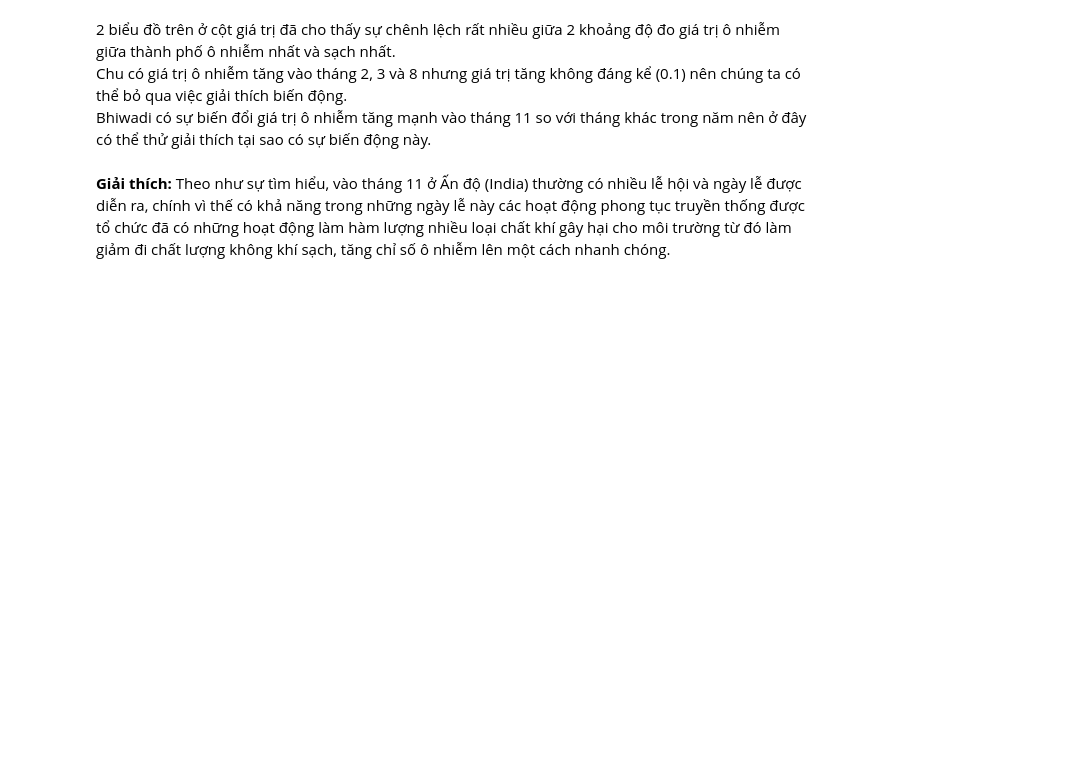
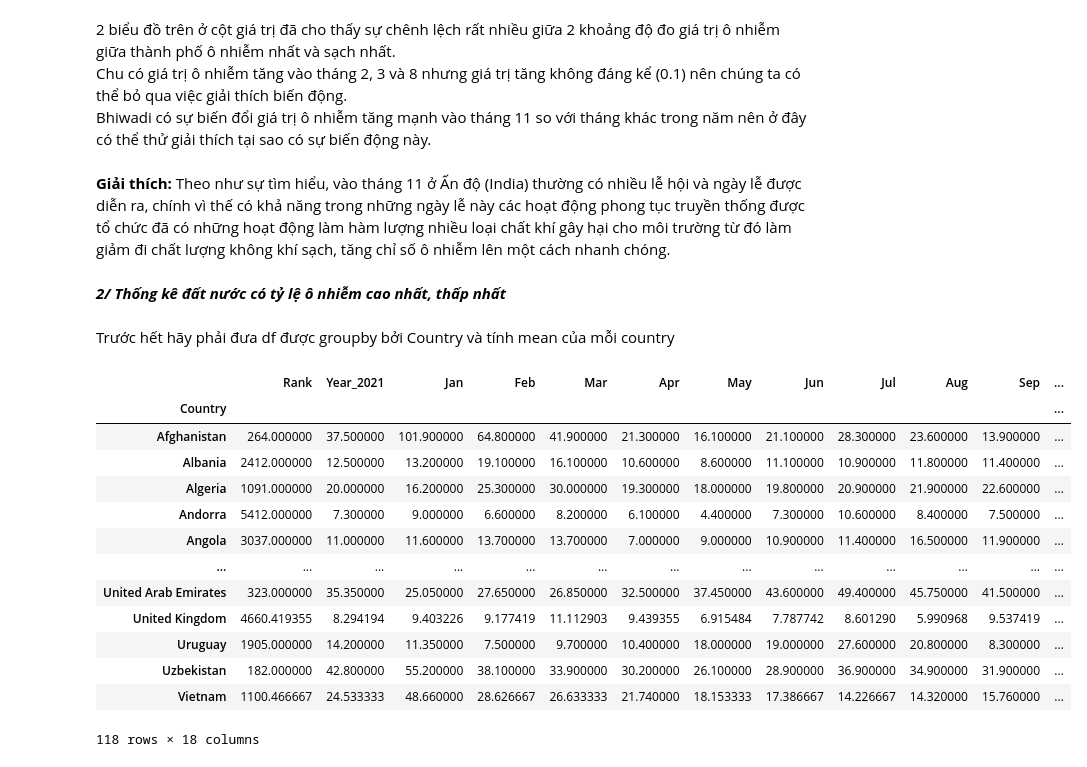
Before and after one commit to yakhimm/NMKHDL_20, a Jupyter notebook: Question 1.ipynb, the cells around one changed output. Saved outputs shown, nothing was run; the diff lists cells and outputs as text; code cells hidden in the pictures; blank space fills up the shorter version.

Commit message:
Them 5 country

```diff
--- a/Question 1.ipynb
+++ b/Question 1.ipynb
@@ -173,3 +173,25 @@ Chu có giá trị ô nhiễm tăng vào tháng 2, 3 và 8 nhưng giá trị tă
 Bhiwadi có sự biến đổi giá trị ô nhiễm tăng mạnh vào tháng 11 so với tháng khác trong năm nên ở đây có thể thử giải thích tại sao có sự biến động này.
 # %% [markdown]
 **Giải thích:** Theo như sự tìm hiểu, vào tháng 11 ở Ấn độ (India) thường có nhiều lễ hội và ngày lễ được diễn ra, chính vì thế có khả năng trong những ngày lễ này các hoạt động phong tục truyền thống được tổ chức đã có những hoạt động làm hàm lượng nhiều loại chất khí gây hại cho môi trường từ đó làm giảm đi chất lượng không khí sạch, tăng chỉ số ô nhiễm lên một cách nhanh chóng.
+# %% [markdown]
+***2/ Thống kê đất nước có tỷ lệ ô nhiễm cao nhất, thấp nhất***
+# %% [markdown]
+Trước hết hãy phải đưa df được groupby bởi Country và tính mean của mỗi country
+# %%
+country_df = df.groupby('Country').mean()
+country_df
+# %% [output]
+|  | Rank | Year_2021 | Jan | Feb | Mar | Apr | May | Jun | Jul | Aug | Sep | ... |
+| Country |  |  |  |  |  |  |  |  |  |  |  | ... |
+| Afghanistan | 264.000000 | 37.500000 | 101.900000 | 64.800000 | 41.900000 | 21.300000 | 16.100000 | 21.100000 | 28.300000 | 23.600000 | 13.900000 | ... |
+| Albania | 2412.000000 | 12.500000 | 13.200000 | 19.100000 | 16.100000 | 10.600000 | 8.600000 | 11.100000 | 10.900000 | 11.800000 | 11.400000 | ... |
+| Algeria | 1091.000000 | 20.000000 | 16.200000 | 25.300000 | 30.000000 | 19.300000 | 18.000000 | 19.800000 | 20.900000 | 21.900000 | 22.600000 | ... |
+| Andorra | 5412.000000 | 7.300000 | 9.000000 | 6.600000 | 8.200000 | 6.100000 | 4.400000 | 7.300000 | 10.600000 | 8.400000 | 7.500000 | ... |
+| Angola | 3037.000000 | 11.000000 | 11.600000 | 13.700000 | 13.700000 | 7.000000 | 9.000000 | 10.900000 | 11.400000 | 16.500000 | 11.900000 | ... |
+| ... | ... | ... | ... | ... | ... | ... | ... | ... | ... | ... | ... | ... |
+| United Arab Emirates | 323.000000 | 35.350000 | 25.050000 | 27.650000 | 26.850000 | 32.500000 | 37.450000 | 43.600000 | 49.400000 | 45.750000 | 41.500000 | ... |
+| United Kingdom | 4660.419355 | 8.294194 | 9.403226 | 9.177419 | 11.112903 | 9.439355 | 6.915484 | 7.787742 | 8.601290 | 5.990968 | 9.537419 | ... |
+| Uruguay | 1905.000000 | 14.200000 | 11.350000 | 7.500000 | 9.700000 | 10.400000 | 18.000000 | 19.000000 | 27.600000 | 20.800000 | 8.300000 | ... |
+| Uzbekistan | 182.000000 | 42.800000 | 55.200000 | 38.100000 | 33.900000 | 30.200000 | 26.100000 | 28.900000 | 36.900000 | 34.900000 | 31.900000 | ... |
+| Vietnam | 1100.466667 | 24.533333 | 48.660000 | 28.626667 | 26.633333 | 21.740000 | 18.153333 | 17.386667 | 14.226667 | 14.320000 | 15.760000 | ... |
+118 rows × 18 columns
```
Also changed, not shown: parts of 7 cells of this notebook.
